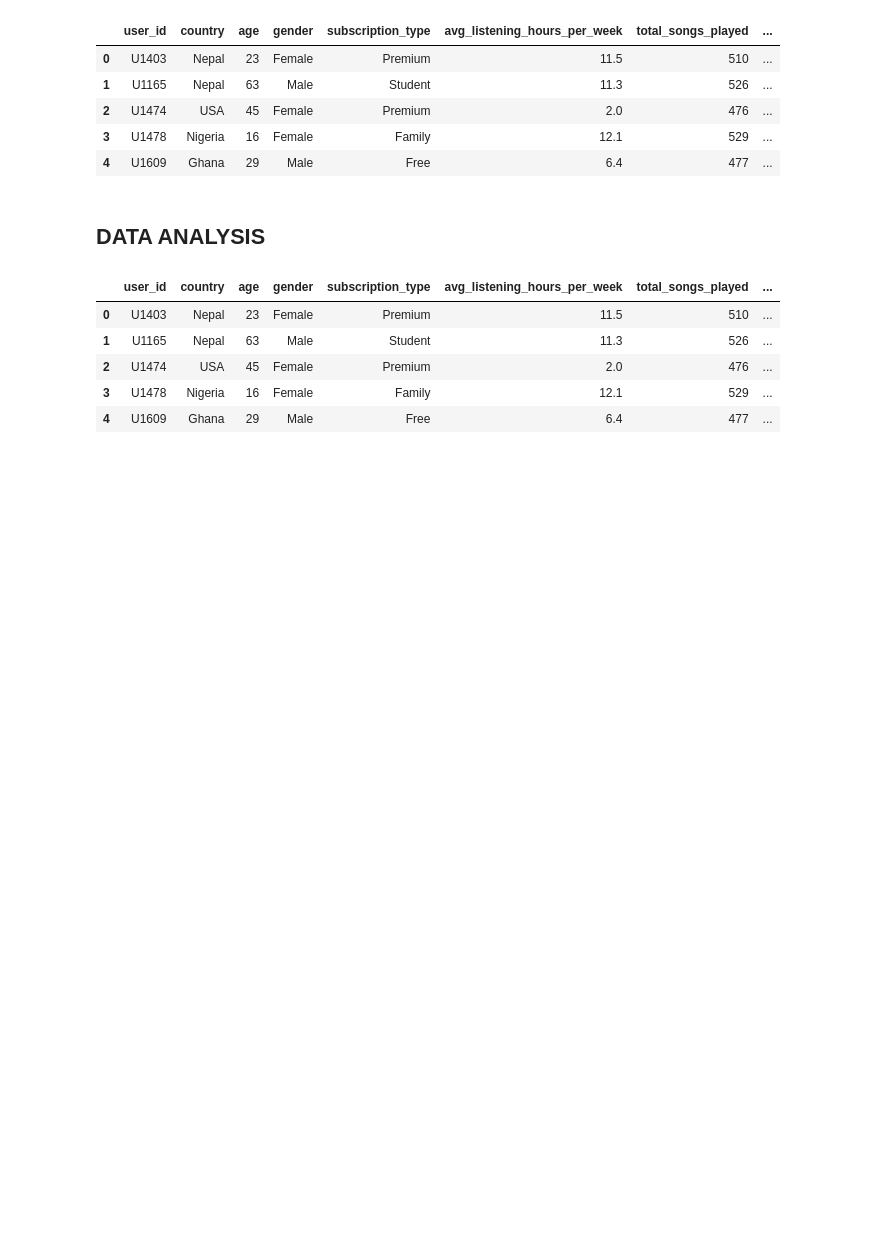
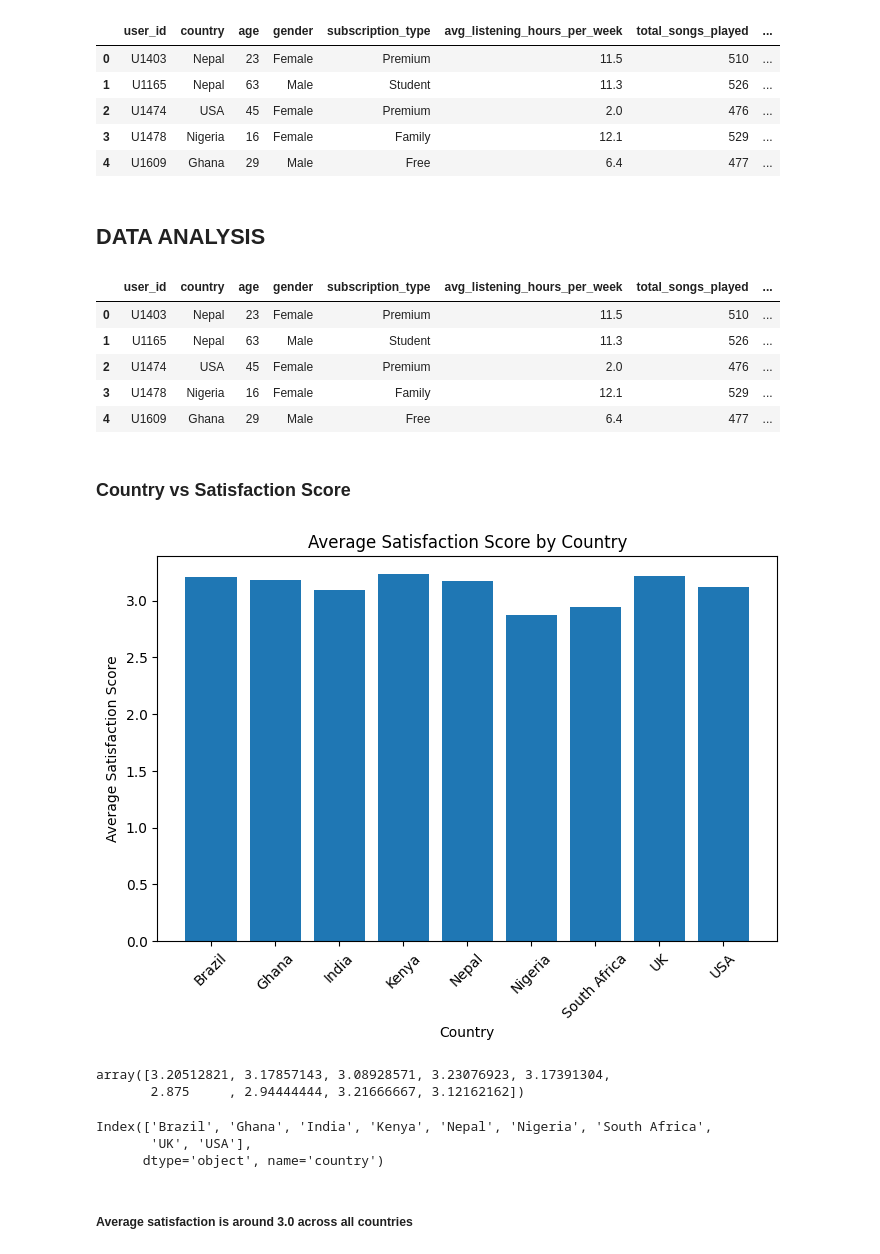
Before and after one commit to ice-alt/PortfolioProjects, a Jupyter notebook: DataWave Music/DataWave_Music_Analysis.ipynb, the cells around one changed output. Cells and saved outputs as stored; diff of their text form; code cells hidden in the pictures; blank space fills up the shorter version.

Commit message:
country vs satisfaction score

```diff
--- a/DataWave Music/DataWave_Music_Analysis.ipynb
+++ b/DataWave Music/DataWave_Music_Analysis.ipynb
@@ -695,3 +695,5 @@ cleaned_datawave_df.head()
 | 2 | U1474 | USA | 45 | Female | Premium | 2.0 | 476 | ... |
 | 3 | U1478 | Nigeria | 16 | Female | Family | 12.1 | 529 | ... |
 | 4 | U1609 | Ghana | 29 | Male | Free | 6.4 | 477 | ... |
+# %% [markdown]
+### Country vs Satisfaction Score
@@ -697,0 +702,28 @@ cleaned_datawave_df.head()
+# %%
+
+mean_satisfaction_scores = cleaned_datawave_df.groupby('country')['satisfaction_score'].mean()
+
+plt.figure(figsize=(8,5))
+plt.bar(mean_satisfaction_scores.index, mean_satisfaction_scores.values)
+
+plt.xlabel("Country")
+plt.ylabel("Average Satisfaction Score")
+plt.title("Average Satisfaction Score by Country")
+plt.xticks(rotation=45)
+
+plt.show()
+# %% [output]
+[figure, added]
+# %%
+mean_satisfaction_scores.values
+# %% [output]
+array([3.20512821, 3.17857143, 3.08928571, 3.23076923, 3.17391304,
+       2.875     , 2.94444444, 3.21666667, 3.12162162])
+# %%
+mean_satisfaction_scores.index
+# %% [output]
+Index(['Brazil', 'Ghana', 'India', 'Kenya', 'Nepal', 'Nigeria', 'South Africa',
+       'UK', 'USA'],
+      dtype='object', name='country')
+# %% [markdown]
+##### Average satisfaction is around 3.0 across all countries
```
Also changed, not shown: parts of 1 cell of this notebook.
